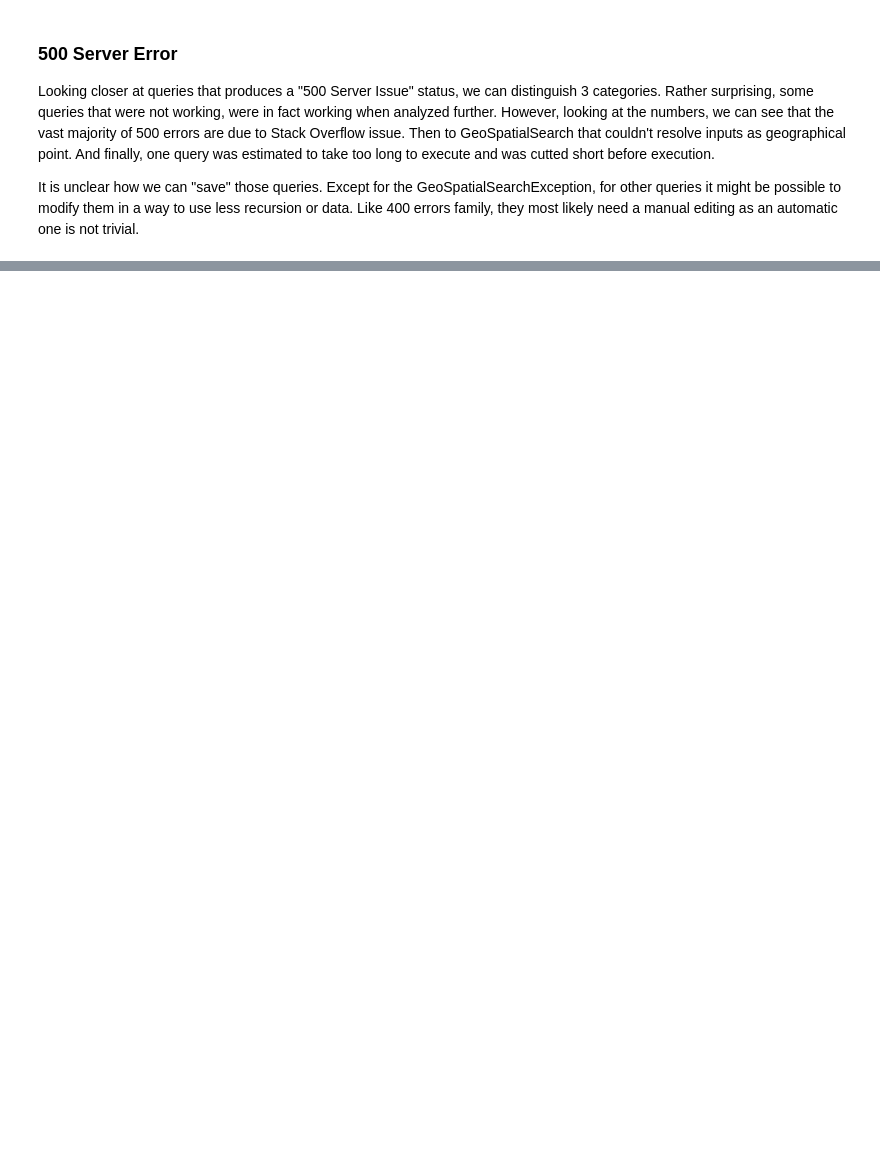
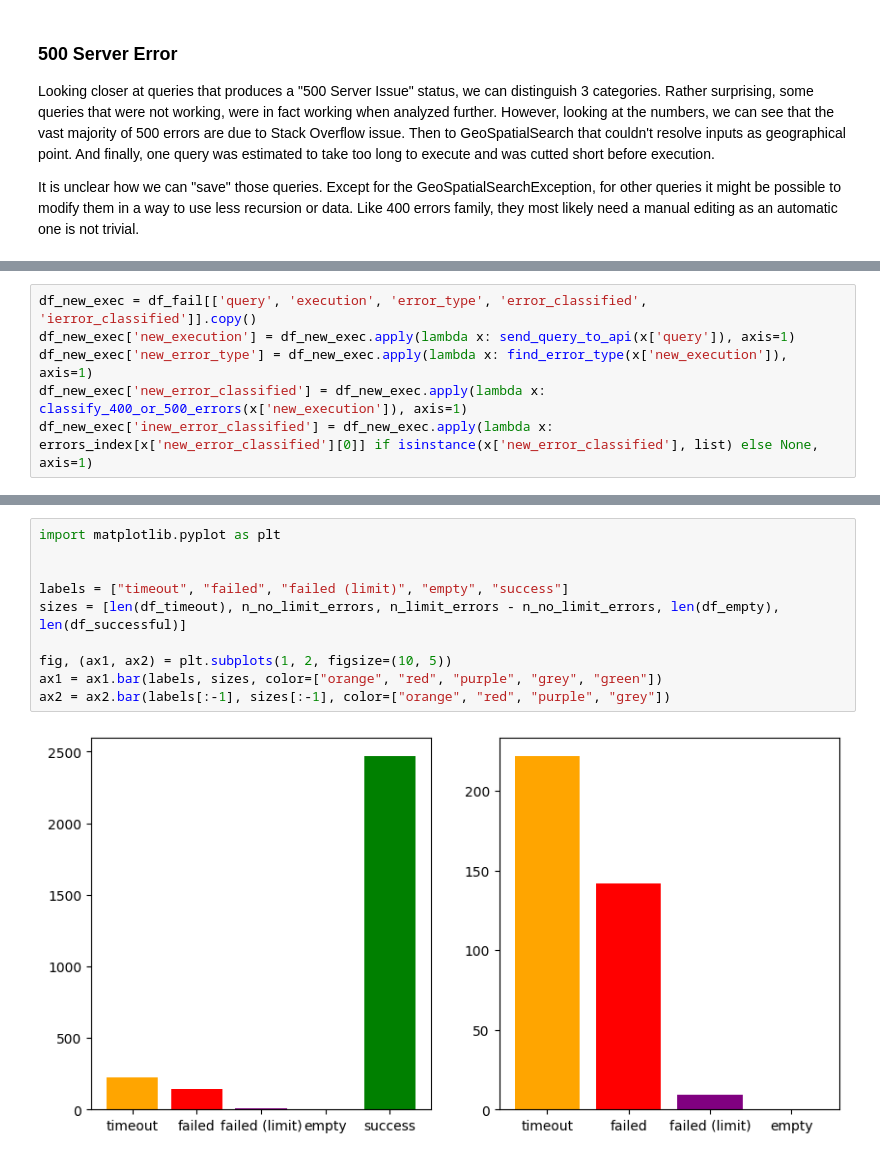
Before and after one commit to Gratic/Finetuning-LLM-for-SPARQL-generation, a Jupyter notebook: scripts/Analyse_execution_queries.ipynb, the cells around one changed output, grey strips where cells are left out. Saved outputs shown, nothing was run; the diff lists cells and outputs as text; blank space fills up the shorter version.

```diff
--- a/scripts/Analyse_execution_queries.ipynb
+++ b/scripts/Analyse_execution_queries.ipynb
@@ -326,0 +378,6 @@ Name: count, dtype: int64
+# %%
+df_new_exec = df_fail[['query', 'execution', 'error_type', 'error_classified', 'ierror_classified']].copy()
+df_new_exec['new_execution'] = df_new_exec.apply(lambda x: send_query_to_api(x['query']), axis=1)
+df_new_exec['new_error_type'] = df_new_exec.apply(lambda x: find_error_type(x['new_execution']), axis=1)
+df_new_exec['new_error_classified'] = df_new_exec.apply(lambda x: classify_400_or_500_errors(x['new_execution']), axis=1)
+df_new_exec['inew_error_classified'] = df_new_exec.apply(lambda x: errors_index[x['new_error_classified'][0]] if isinstance(x['new_error_classified'], list) else None, axis=1)
@@ -326,0 +504,12 @@ Name: count, dtype: int64
+# %%
+import matplotlib.pyplot as plt
+
+
+labels = ["timeout", "failed", "failed (limit)", "empty", "success"]
+sizes = [len(df_timeout), n_no_limit_errors, n_limit_errors - n_no_limit_errors, len(df_empty), len(df_successful)]
+
+fig, (ax1, ax2) = plt.subplots(1, 2, figsize=(10, 5))
+ax1 = ax1.bar(labels, sizes, color=["orange", "red", "purple", "grey", "green"])
+ax2 = ax2.bar(labels[:-1], sizes[:-1], color=["orange", "red", "purple", "grey"])
+# %% [output]
+[figure, added]
```
Also changed, not shown: parts of 11 cells of this notebook.
